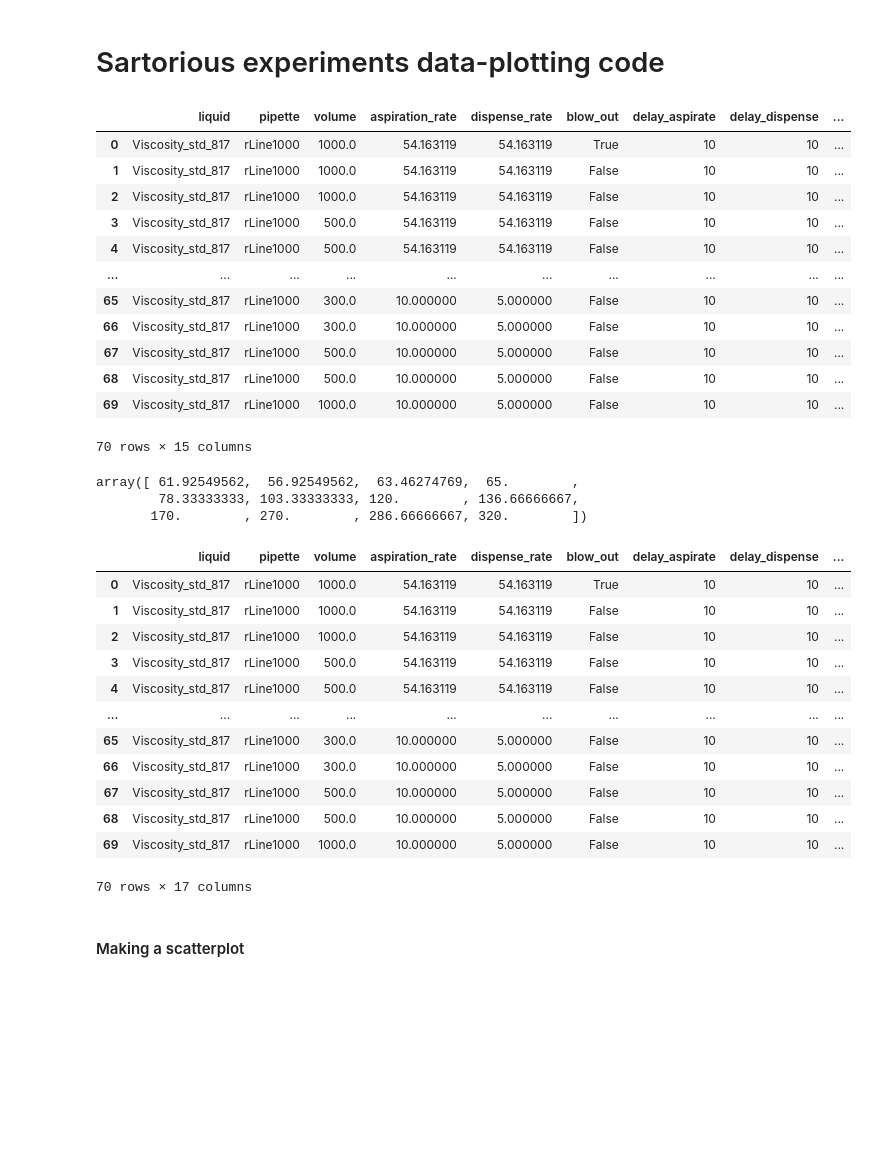
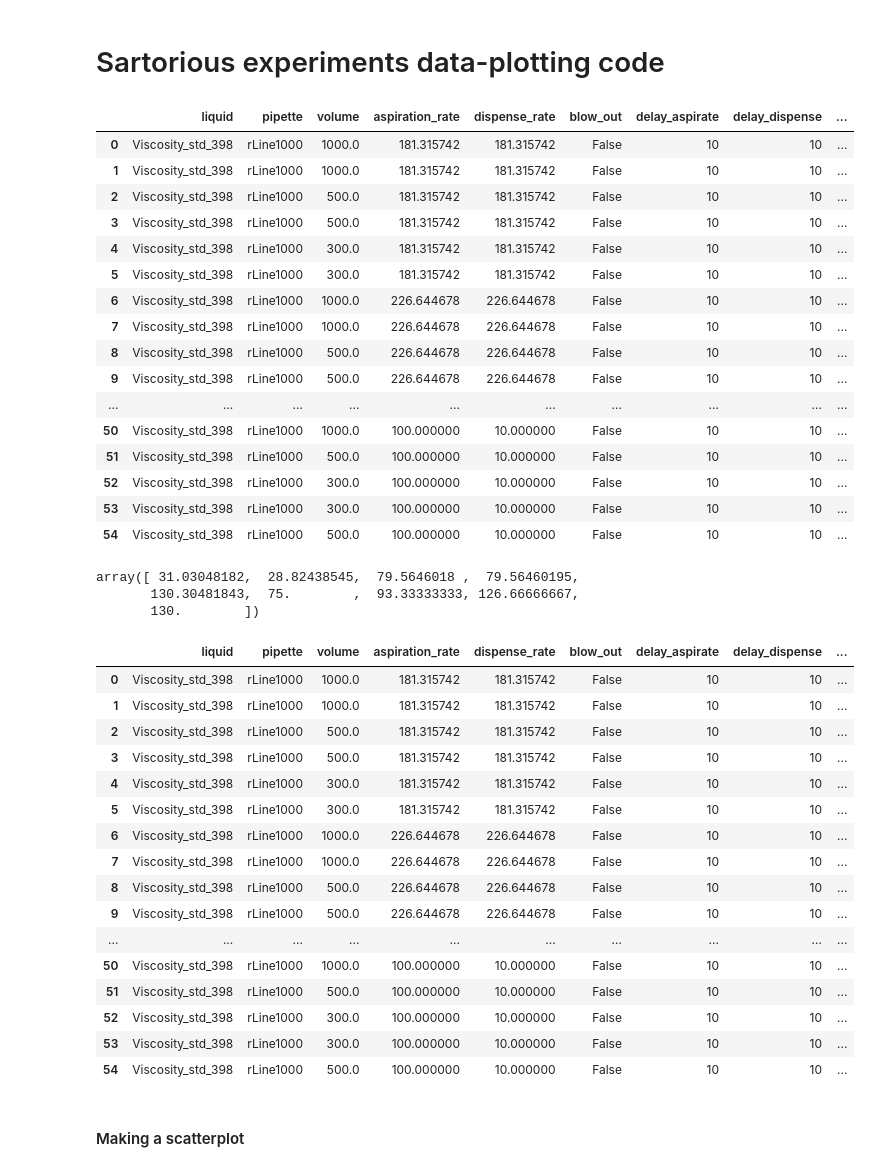
Before and after one commit to Quijanove/viscosity_liquid_transfer_Pablo, a Jupyter notebook: Sartorious_experiments/Code/Data_plotting_code_sartorious.ipynb, the cells around one changed output. Cells and saved outputs as stored; diff of their text form; code cells hidden in the pictures; blank space fills up the shorter version.

```diff
--- a/Sartorious_experiments/Code/Data_plotting_code_sartorious.ipynb
+++ b/Sartorious_experiments/Code/Data_plotting_code_sartorious.ipynb
@@ -3,31 +3,35 @@
 # %%
 # Importing python packages
 import matplotlib.pyplot as plt
 import pandas as pd
 import numpy as np
 import os
 
 # Importing files
-std = '817'
+std = '398'
 folder = (r"C:\Users\admin\Documents\GitHub\viscosity_liquid_transfer_Pablo\Sartorious_experiments\Raw_Data")
 
 df_cal = pd.read_csv(folder+r'/Viscosity_std_'+std+'.csv')
 
 df_cal
 # %% [output]
 |  | liquid | pipette | volume | aspiration_rate | dispense_rate | blow_out | delay_aspirate | delay_dispense | ... |
-| 0 | Viscosity_std_817 | rLine1000 | 1000.0 | 54.163119 | 54.163119 | True | 10 | 10 | ... |
-| 1 | Viscosity_std_817 | rLine1000 | 1000.0 | 54.163119 | 54.163119 | False | 10 | 10 | ... |
-| 2 | Viscosity_std_817 | rLine1000 | 1000.0 | 54.163119 | 54.163119 | False | 10 | 10 | ... |
-| 3 | Viscosity_std_817 | rLine1000 | 500.0 | 54.163119 | 54.163119 | False | 10 | 10 | ... |
-| 4 | Viscosity_std_817 | rLine1000 | 500.0 | 54.163119 | 54.163119 | False | 10 | 10 | ... |
+| 0 | Viscosity_std_398 | rLine1000 | 1000.0 | 181.315742 | 181.315742 | False | 10 | 10 | ... |
+| 1 | Viscosity_std_398 | rLine1000 | 1000.0 | 181.315742 | 181.315742 | False | 10 | 10 | ... |
+| 2 | Viscosity_std_398 | rLine1000 | 500.0 | 181.315742 | 181.315742 | False | 10 | 10 | ... |
+| 3 | Viscosity_std_398 | rLine1000 | 500.0 | 181.315742 | 181.315742 | False | 10 | 10 | ... |
+| 4 | Viscosity_std_398 | rLine1000 | 300.0 | 181.315742 | 181.315742 | False | 10 | 10 | ... |
+| 5 | Viscosity_std_398 | rLine1000 | 300.0 | 181.315742 | 181.315742 | False | 10 | 10 | ... |
+| 6 | Viscosity_std_398 | rLine1000 | 1000.0 | 226.644678 | 226.644678 | False | 10 | 10 | ... |
+| 7 | Viscosity_std_398 | rLine1000 | 1000.0 | 226.644678 | 226.644678 | False | 10 | 10 | ... |
+| 8 | Viscosity_std_398 | rLine1000 | 500.0 | 226.644678 | 226.644678 | False | 10 | 10 | ... |
+| 9 | Viscosity_std_398 | rLine1000 | 500.0 | 226.644678 | 226.644678 | False | 10 | 10 | ... |
 | ... | ... | ... | ... | ... | ... | ... | ... | ... | ... |
-| 65 | Viscosity_std_817 | rLine1000 | 300.0 | 10.000000 | 5.000000 | False | 10 | 10 | ... |
-| 66 | Viscosity_std_817 | rLine1000 | 300.0 | 10.000000 | 5.000000 | False | 10 | 10 | ... |
-| 67 | Viscosity_std_817 | rLine1000 | 500.0 | 10.000000 | 5.000000 | False | 10 | 10 | ... |
-| 68 | Viscosity_std_817 | rLine1000 | 500.0 | 10.000000 | 5.000000 | False | 10 | 10 | ... |
-| 69 | Viscosity_std_817 | rLine1000 | 1000.0 | 10.000000 | 5.000000 | False | 10 | 10 | ... |
+| 50 | Viscosity_std_398 | rLine1000 | 1000.0 | 100.000000 | 10.000000 | False | 10 | 10 | ... |
+| 51 | Viscosity_std_398 | rLine1000 | 500.0 | 100.000000 | 10.000000 | False | 10 | 10 | ... |
+| 52 | Viscosity_std_398 | rLine1000 | 300.0 | 100.000000 | 10.000000 | False | 10 | 10 | ... |
+| 53 | Viscosity_std_398 | rLine1000 | 300.0 | 100.000000 | 10.000000 | False | 10 | 10 | ... |
+| 54 | Viscosity_std_398 | rLine1000 | 500.0 | 100.000000 | 10.000000 | False | 10 | 10 | ... |
-70 rows × 15 columns
 # %%
 # Calculate time for 1000ul
 df_cal['time_for_1000'] = 1000/df_cal["aspiration_rate"] + 1000/df_cal["dispense_rate"] + df_cal["delay_aspirate"] + df_cal["delay_dispense"] + df_cal["delay_blow_out"]
@@ -36,9 +40,9 @@ df_cal['time_for_1000'] = 1000/df_cal["aspiration_rate"] + 1000/df_cal["dispense
 TM = df_cal['time_for_1000'].unique()
 TM
 # %% [output]
-array([ 61.92549562,  56.92549562,  63.46274769,  65.        ,
-        78.33333333, 103.33333333, 120.        , 136.66666667,
-       170.        , 270.        , 286.66666667, 320.        ])
+array([ 31.03048182,  28.82438545,  79.5646018 ,  79.56460195,
+       130.30481843,  75.        ,  93.33333333, 126.66666667,
+       130.        ])
 # %%
 # Assigning iterations to each TM value and applying iterations to form a new column in df_cal
 iteration = 1
@@ -58,18 +62,22 @@ df_cal['iteration'] = iteration_list
 df_cal
 # %% [output]
 |  | liquid | pipette | volume | aspiration_rate | dispense_rate | blow_out | delay_aspirate | delay_dispense | ... |
-| 0 | Viscosity_std_817 | rLine1000 | 1000.0 | 54.163119 | 54.163119 | True | 10 | 10 | ... |
-| 1 | Viscosity_std_817 | rLine1000 | 1000.0 | 54.163119 | 54.163119 | False | 10 | 10 | ... |
-| 2 | Viscosity_std_817 | rLine1000 | 1000.0 | 54.163119 | 54.163119 | False | 10 | 10 | ... |
-| 3 | Viscosity_std_817 | rLine1000 | 500.0 | 54.163119 | 54.163119 | False | 10 | 10 | ... |
-| 4 | Viscosity_std_817 | rLine1000 | 500.0 | 54.163119 | 54.163119 | False | 10 | 10 | ... |
+| 0 | Viscosity_std_398 | rLine1000 | 1000.0 | 181.315742 | 181.315742 | False | 10 | 10 | ... |
+| 1 | Viscosity_std_398 | rLine1000 | 1000.0 | 181.315742 | 181.315742 | False | 10 | 10 | ... |
+| 2 | Viscosity_std_398 | rLine1000 | 500.0 | 181.315742 | 181.315742 | False | 10 | 10 | ... |
+| 3 | Viscosity_std_398 | rLine1000 | 500.0 | 181.315742 | 181.315742 | False | 10 | 10 | ... |
+| 4 | Viscosity_std_398 | rLine1000 | 300.0 | 181.315742 | 181.315742 | False | 10 | 10 | ... |
+| 5 | Viscosity_std_398 | rLine1000 | 300.0 | 181.315742 | 181.315742 | False | 10 | 10 | ... |
+| 6 | Viscosity_std_398 | rLine1000 | 1000.0 | 226.644678 | 226.644678 | False | 10 | 10 | ... |
+| 7 | Viscosity_std_398 | rLine1000 | 1000.0 | 226.644678 | 226.644678 | False | 10 | 10 | ... |
+| 8 | Viscosity_std_398 | rLine1000 | 500.0 | 226.644678 | 226.644678 | False | 10 | 10 | ... |
+| 9 | Viscosity_std_398 | rLine1000 | 500.0 | 226.644678 | 226.644678 | False | 10 | 10 | ... |
 | ... | ... | ... | ... | ... | ... | ... | ... | ... | ... |
-| 65 | Viscosity_std_817 | rLine1000 | 300.0 | 10.000000 | 5.000000 | False | 10 | 10 | ... |
-| 66 | Viscosity_std_817 | rLine1000 | 300.0 | 10.000000 | 5.000000 | False | 10 | 10 | ... |
-| 67 | Viscosity_std_817 | rLine1000 | 500.0 | 10.000000 | 5.000000 | False | 10 | 10 | ... |
-| 68 | Viscosity_std_817 | rLine1000 | 500.0 | 10.000000 | 5.000000 | False | 10 | 10 | ... |
-| 69 | Viscosity_std_817 | rLine1000 | 1000.0 | 10.000000 | 5.000000 | False | 10 | 10 | ... |
+| 50 | Viscosity_std_398 | rLine1000 | 1000.0 | 100.000000 | 10.000000 | False | 10 | 10 | ... |
+| 51 | Viscosity_std_398 | rLine1000 | 500.0 | 100.000000 | 10.000000 | False | 10 | 10 | ... |
+| 52 | Viscosity_std_398 | rLine1000 | 300.0 | 100.000000 | 10.000000 | False | 10 | 10 | ... |
+| 53 | Viscosity_std_398 | rLine1000 | 300.0 | 100.000000 | 10.000000 | False | 10 | 10 | ... |
+| 54 | Viscosity_std_398 | rLine1000 | 500.0 | 100.000000 | 10.000000 | False | 10 | 10 | ... |
-70 rows × 17 columns
 # %% [markdown]
 #### Making a scatterplot
 # %%
```
Also changed, not shown: parts of 1 cell of this notebook, 3 other files.
